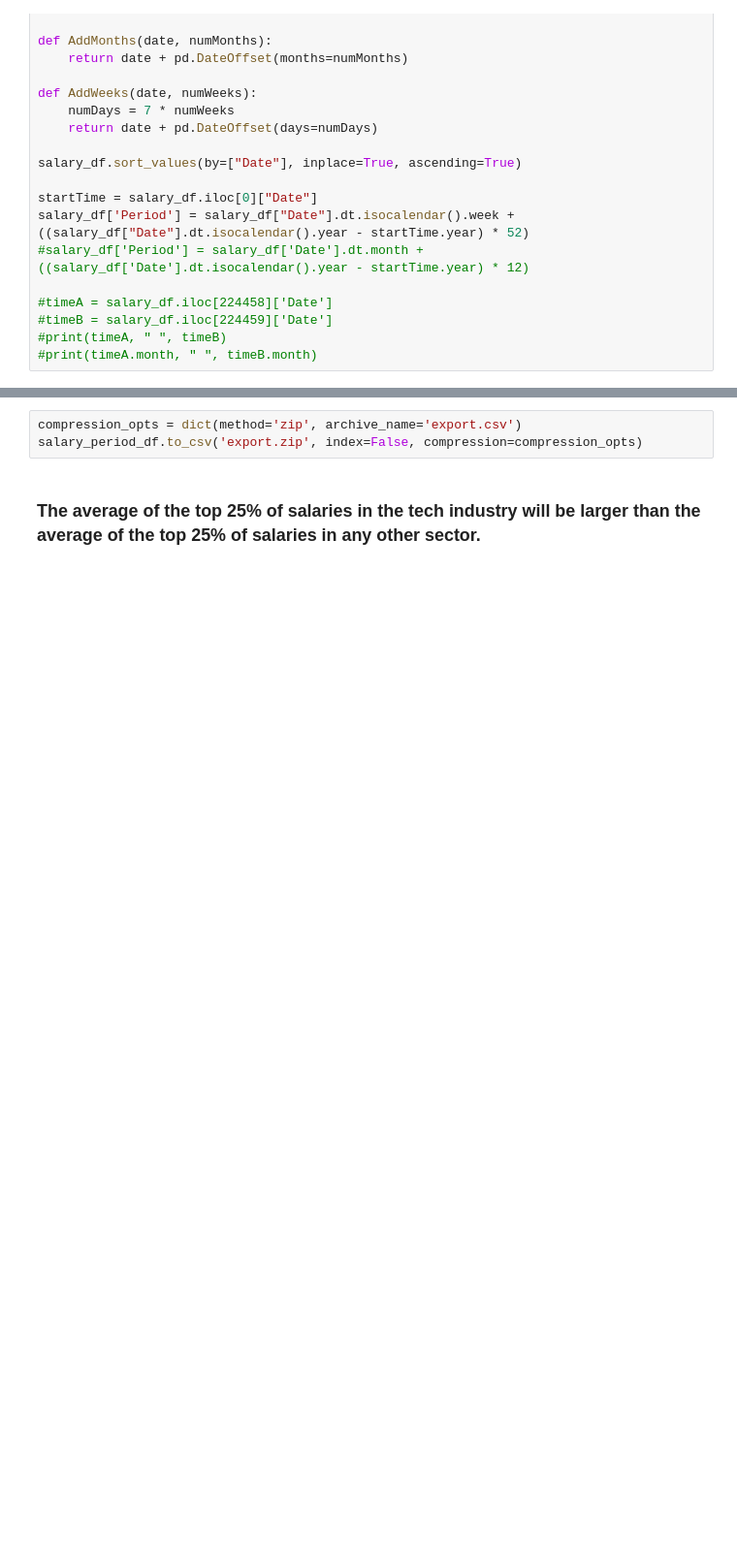
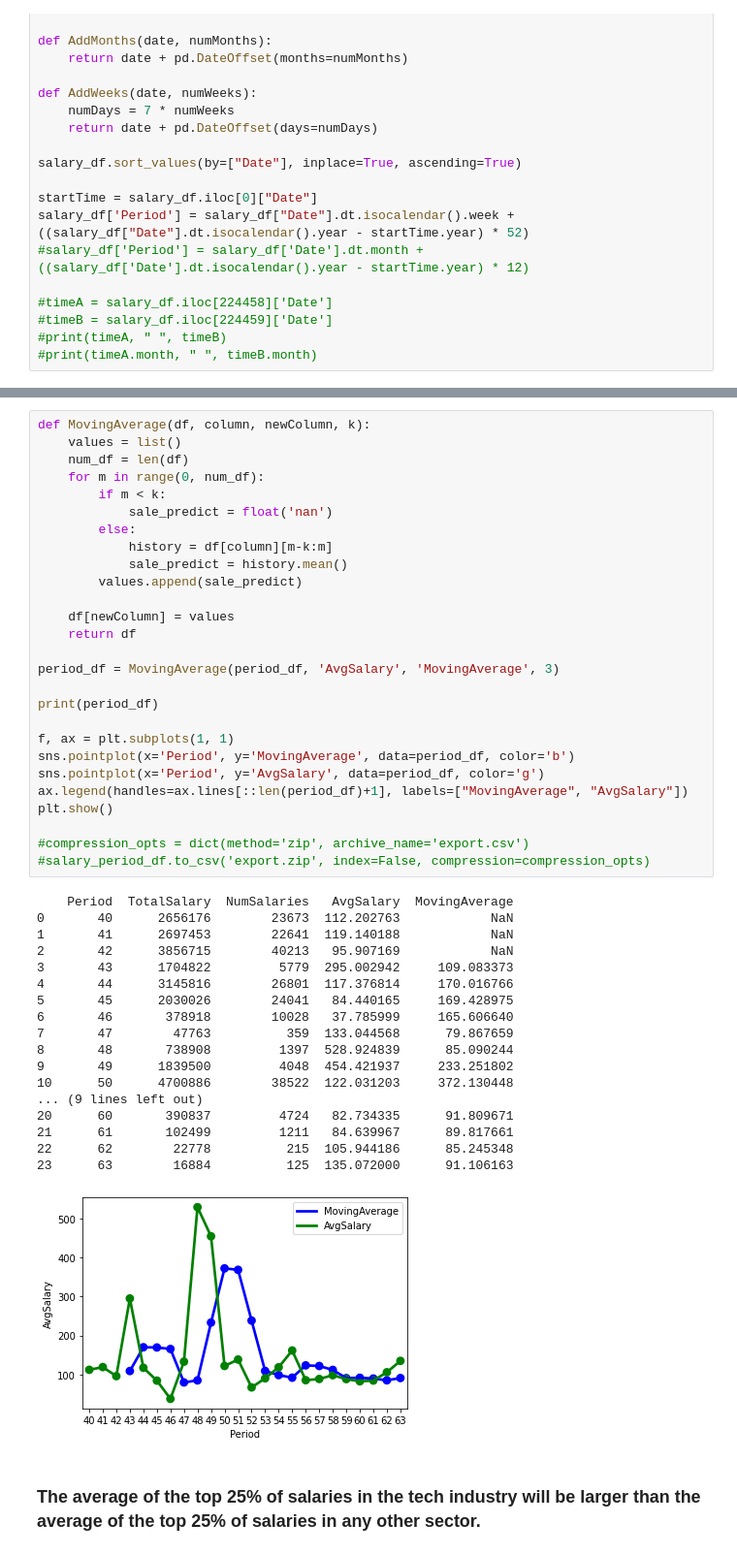
Before and after one commit to ErrolMc/3803-Assignment, a Jupyter notebook: Assignment/Assignment.ipynb, the cells around one changed output, grey strips where cells are left out. Shown: that part at 97% size. Saved outputs shown, nothing was run; the diff lists cells and outputs as text; blank space fills up the shorter version.

Commit message:
Basic moving average

```diff
--- a/Assignment/Assignment.ipynb
+++ b/Assignment/Assignment.ipynb
@@ -318,6 +288,49 @@ print(period_df)
-# %%
-compression_opts = dict(method='zip', archive_name='export.csv')
-salary_period_df.to_csv('export.zip', index=False, compression=compression_opts)
+# %%
+def MovingAverage(df, column, newColumn, k):
+    values = list()
+    num_df = len(df)
+    for m in range(0, num_df):
+        if m < k:
+            sale_predict = float('nan')
+        else:
+            history = df[column][m-k:m]
+            sale_predict = history.mean()
+        values.append(sale_predict)
+
+    df[newColumn] = values
+    return df
+
+period_df = MovingAverage(period_df, 'AvgSalary', 'MovingAverage', 3)
+
+print(period_df)
+
+f, ax = plt.subplots(1, 1)
+sns.pointplot(x='Period', y='MovingAverage', data=period_df, color='b')
+sns.pointplot(x='Period', y='AvgSalary', data=period_df, color='g')
+ax.legend(handles=ax.lines[::len(period_df)+1], labels=["MovingAverage", "AvgSalary"])
+plt.show()
+
+#compression_opts = dict(method='zip', archive_name='export.csv')
+#salary_period_df.to_csv('export.zip', index=False, compression=compression_opts)
+# %% [output]
+    Period  TotalSalary  NumSalaries   AvgSalary  MovingAverage
+0       40      2656176        23673  112.202763            NaN
+1       41      2697453        22641  119.140188            NaN
+2       42      3856715        40213   95.907169            NaN
+3       43      1704822         5779  295.002942     109.083373
+4       44      3145816        26801  117.376814     170.016766
+5       45      2030026        24041   84.440165     169.428975
+6       46       378918        10028   37.785999     165.606640
+7       47        47763          359  133.044568      79.867659
+8       48       738908         1397  528.924839      85.090244
+9       49      1839500         4048  454.421937     233.251802
+10      50      4700886        38522  122.031203     372.130448
+... (9 lines left out)
+20      60       390837         4724   82.734335      91.809671
+21      61       102499         1211   84.639967      89.817661
+22      62        22778          215  105.944186      85.245348
+23      63        16884          125  135.072000      91.106163
+[figure, added]
 # %% [markdown]
 ### The average of the top 25% of salaries in the tech industry will be larger than the average of the top 25% of salaries in any other sector.
 # %%
```
Also changed, not shown: parts of 2 cells of this notebook.
